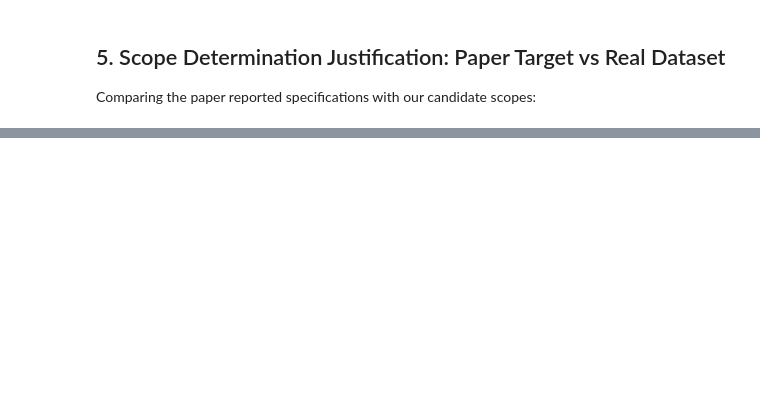
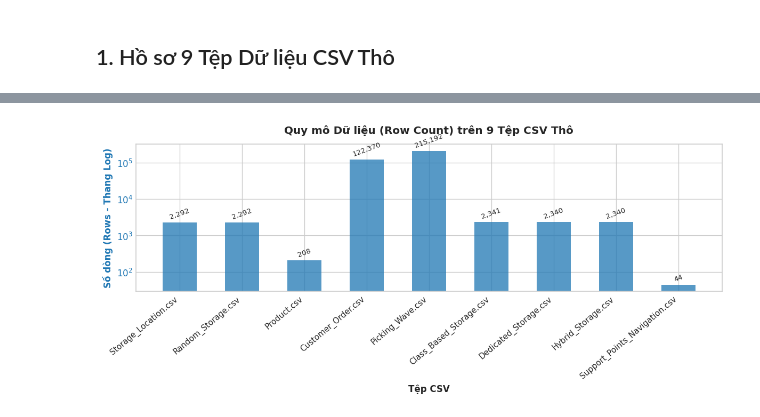
Before and after one commit to baocutewaa/slap-agentic-architecture, a Jupyter notebook: notebooks/01_data_audit.ipynb, the cells around one changed output, grey strips where cells are left out. Saved outputs shown, nothing was run; the diff lists cells and outputs as text; code cells hidden in the pictures; blank space fills up the shorter version.

```diff
--- a/notebooks/01_data_audit.ipynb
+++ b/notebooks/01_data_audit.ipynb
@@ -16,14 +15,16 @@ import sys
 from pathlib import Path
 import pandas as pd
 import numpy as np
+import matplotlib.pyplot as plt
+import seaborn as sns
 
-# Adjust path to import src modules
+plt.style.use('seaborn-v0_8-whitegrid' if 'seaborn-v0_8-whitegrid' in plt.style.available else 'default')
+plt.rcParams['font.sans-serif'] = 'DejaVu Sans'
+plt.rcParams['figure.dpi'] = 120
+
 sys.path.append('..')
+from src.data.loaders import load_raw_csv, CSV_DELIMITERS
+from src.data.audit import run_full_data_audit
 
-from src.data.loaders import load_raw_csv, load_all_raw_datasets, CSV_DELIMITERS
-from src.data.cleaning import clean_storage_location, clean_product, clean_random_storage, parse_slot_value
-from src.data.audit import run_full_data_audit, export_audit_tables
-from src.model.warehouse_state import WarehouseState
-
-print('Environment and modules loaded successfully.')
+print("Libraries and audit modules loaded successfully.")
 # %% [output]
@@ -110,4 +32,26 @@ scope_df[['scope_name', 'locations_count', 'total_slots', 'unique_references', '
-# %% [markdown]
-## 5. Scope Determination Justification: Paper Target vs Real Dataset
-
-Comparing the paper reported specifications with our candidate scopes:
+# %% [markdown]
+## 1. Hồ sơ 9 Tệp Dữ liệu CSV Thô
+# %%
+# Load data profile table
+profile_df = pd.read_csv('../outputs/tables/data_profile.csv')
+display(profile_df)
+
+# Plot file sizes and row counts
+fig, ax1 = plt.subplots(figsize=(10, 4.5))
+
+color = 'tab:blue'
+ax1.set_xlabel('Tệp CSV', fontweight='bold')
+ax1.set_ylabel('Số dòng (Rows - Thang Log)', color=color, fontweight='bold')
+bars = ax1.bar(profile_df['filename'], profile_df['rows'], color=color, alpha=0.75, width=0.55)
+ax1.tick_params(axis='y', labelcolor=color)
+ax1.set_xticklabels(profile_df['filename'], rotation=40, ha='right', fontsize=9)
+ax1.set_yscale('log')
+
+for bar in bars:
+    yval = bar.get_height()
+    ax1.text(bar.get_x() + bar.get_width()/2.0, yval * 1.15, f'{int(yval):,}', ha='center', va='bottom', fontsize=8, rotation=20)
+
+plt.title('Quy mô Dữ liệu (Row Count) trên 9 Tệp CSV Thô', fontsize=12, fontweight='bold', pad=12)
+plt.tight_layout()
+plt.show()
+# %% [output]
@@ -113,0 +68 @@ Comparing the paper reported specifications with our candidate scopes:
+[figure, added]
```
Also changed, not shown: parts of 25 cells of this notebook, 37 other files.
